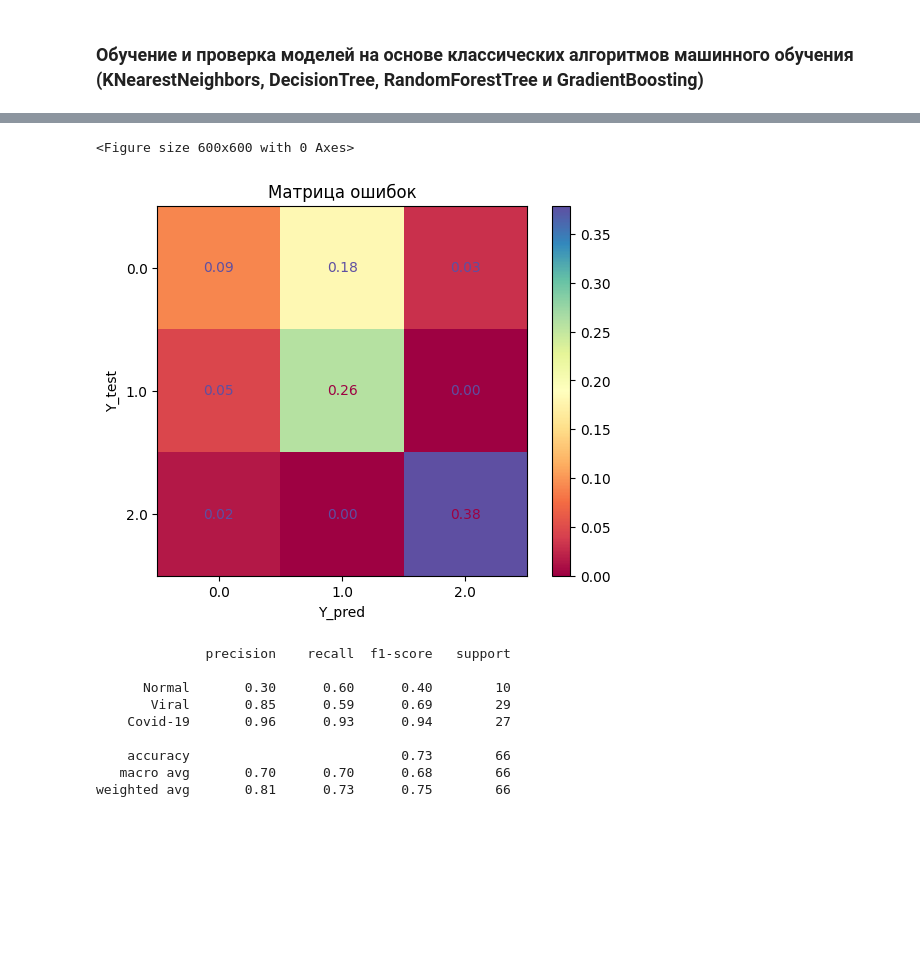
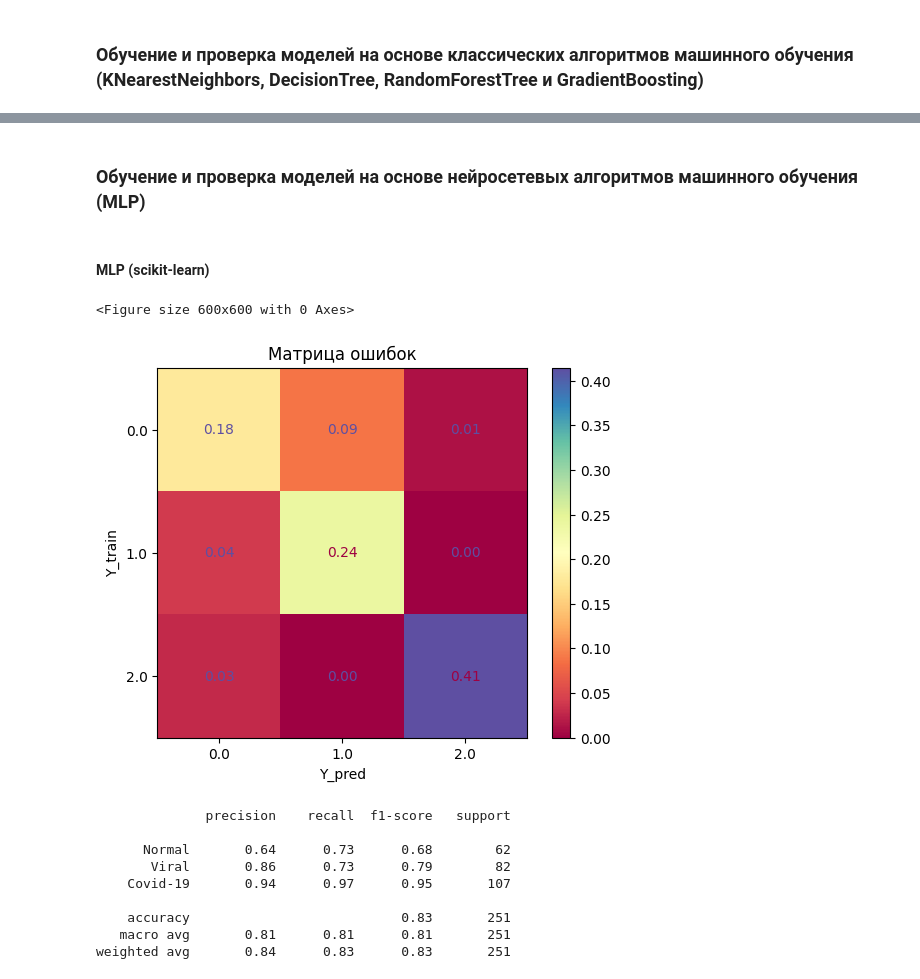
Before and after one commit to avkolchin1995/COVID-19-detection-ML-DL, a Jupyter notebook: COVID-19-detection-ML-DL.ipynb, the cells around one changed output, grey strips where cells are left out. Saved outputs shown, nothing was run; the diff lists cells and outputs as text; code cells hidden in the pictures; blank space fills up the shorter version.

```diff
--- a/COVID-19-detection-ML-DL.ipynb
+++ b/COVID-19-detection-ML-DL.ipynb
@@ -58,7 +57,7 @@ def lbp_features(image):
     # Извлечение LBP-признаков
     lbp = local_binary_pattern(
         image=image,
-        P=512,
+        P=16,
         R=1,
         method='uniform'
         )
@@ -301,30 +420,36 @@ weighted avg       0.94      0.94      0.94        66
+# %% [markdown]
+### Обучение и проверка моделей на основе нейросетевых алгоритмов машинного обучения (MLP)
+# %% [markdown]
+#### MLP (scikit-learn)
 # %%
 # Обучение и проверка модели на основе многослойного персептрона (scikit-learn)
-model_MLP_skl = MLPClassifier(hidden_layer_sizes=(512,256,128), random_state=18, max_iter=10**8) # Инициализация модели на основе многослойного персептрона
+model_MLP_skl = MLPClassifier(hidden_layer_sizes=(16,8,4),
+                              random_state=18,
+                              max_iter=10**8) # Инициализация модели на основе многослойного персептрона
 model_MLP_skl.fit(X_train,y_train) # обучение модели
-y_pred = model_MLP_skl.predict(X_test) # тестирование модели
-cm_model_MLP_skl = confusion_matrix(y_test,y_pred, normalize='all') # матрица ошибок
+y_pred = model_MLP_skl.predict(X_train) # тестирование модели
+cm_model_MLP_skl = confusion_matrix(y_train,y_pred, normalize='all') # матрица ошибок
 #
 #Визуализация матрицы ошибок
 plt.figure(figsize=(6,6))
 graph = ConfusionMatrixDisplay(confusion_matrix=cm_model_MLP_skl, display_labels=model_MLP_skl.classes_)
 graph.plot(cmap='Spectral', values_format='.2f')
 plt.xlabel('Y_pred')
-plt.ylabel('Y_test')
+plt.ylabel('Y_train')
 plt.title('Матрица ошибок')
 plt.show()
 #
 # Отчет по классификации
-print(classification_report(y_pred,y_test, target_names=['Normal','Viral','Covid-19']))
+print(classification_report(y_pred,y_train, target_names=['Normal','Viral','Covid-19']))
 # %% [output]
 <Figure size 600x600 with 0 Axes>
-[figure, old version]
+[figure, new version]
               precision    recall  f1-score   support
 
-      Normal       0.30      0.60      0.40        10
-       Viral       0.85      0.59      0.69        29
-    Covid-19       0.96      0.93      0.94        27
+      Normal       0.64      0.73      0.68        62
+       Viral       0.86      0.73      0.79        82
+    Covid-19       0.94      0.97      0.95       107
 
-    accuracy                           0.73        66
-   macro avg       0.70      0.70      0.68        66
-weighted avg       0.81      0.73      0.75        66
+    accuracy                           0.83       251
+   macro avg       0.81      0.81      0.81       251
+weighted avg       0.84      0.83      0.83       251
```
Also changed, not shown: parts of 16 cells of this notebook.
